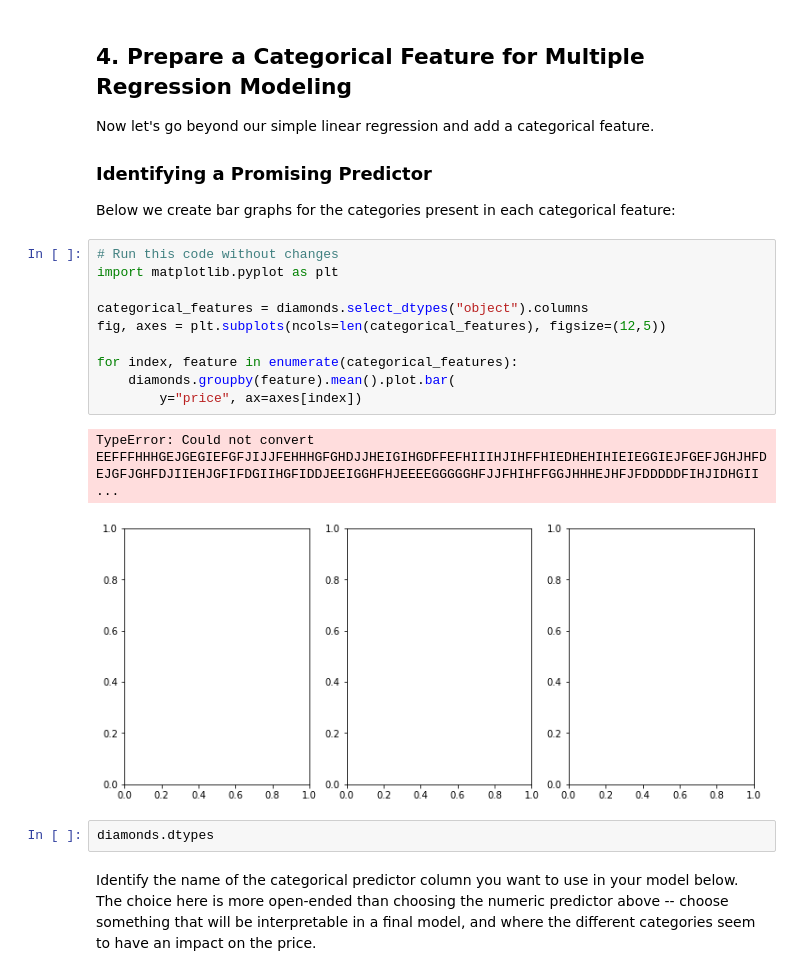
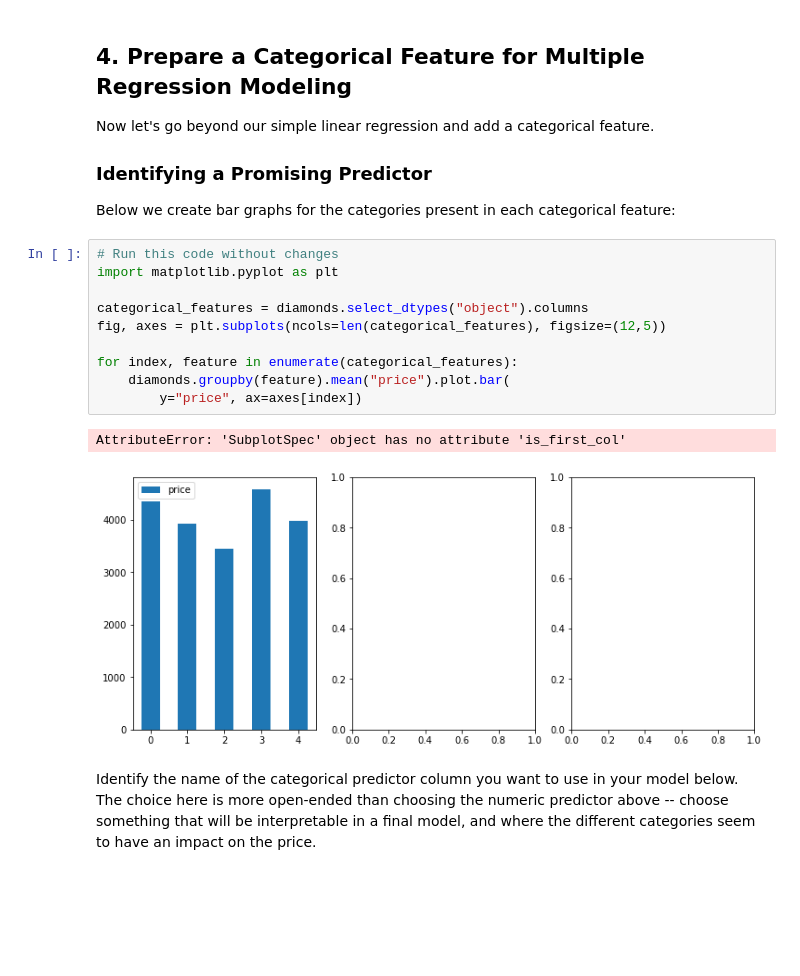
Before and after one commit to WellBrian/dsc-multiple-regression-cumulative-lab, a Jupyter notebook: index.ipynb, the cells around one changed output. Drawn from its saved outputs; the diff is of its cells as text; blank space fills up the shorter version.

```diff
--- a/index.ipynb
+++ b/index.ipynb
@@ -291,18 +291,16 @@ Below we create bar graphs for the categories present in each categorical featur
 # %%
 # Run this code without changes
 import matplotlib.pyplot as plt
 
 categorical_features = diamonds.select_dtypes("object").columns
 fig, axes = plt.subplots(ncols=len(categorical_features), figsize=(12,5))
 
 for index, feature in enumerate(categorical_features):
-    diamonds.groupby(feature).mean().plot.bar(
+    diamonds.groupby(feature).mean("price").plot.bar(
         y="price", ax=axes[index])
 # %% [output]
-TypeError: Could not convert EEFFFHHHGEJGEGIEFGFJIJJFEHHHGFGHDJJHEIGIHGDFFEFHIIIHJIHFFHIEDHEHIHIEIEGGIEJFGEFJGHJHFDEJGFJGHFDJIIEHJGFIFDGIIHGFIDDJEEIGGHFHJEEEEGGGGGHFJJFHIHFFGGJHHHEJHFJFDDDDDFIHJIDHGII ...
+AttributeError: 'SubplotSpec' object has no attribute 'is_first_col'
-[figure, old version]
+[figure, new version]
-# %%
-diamonds.dtypes
 # %% [markdown]
 Identify the name of the categorical predictor column you want to use in your model below. The choice here is more open-ended than choosing the numeric predictor above -- choose something that will be interpretable in a final model, and where the different categories seem to have an impact on the price.
 # %%
```
Also changed, not shown: parts of 10 cells of this notebook.
